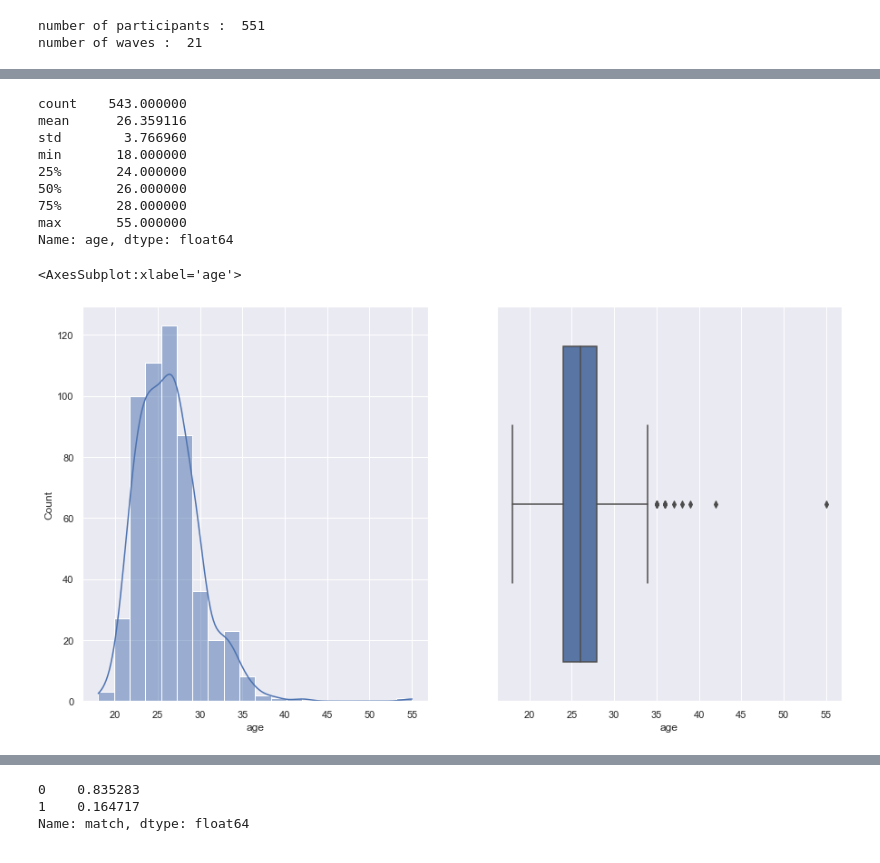
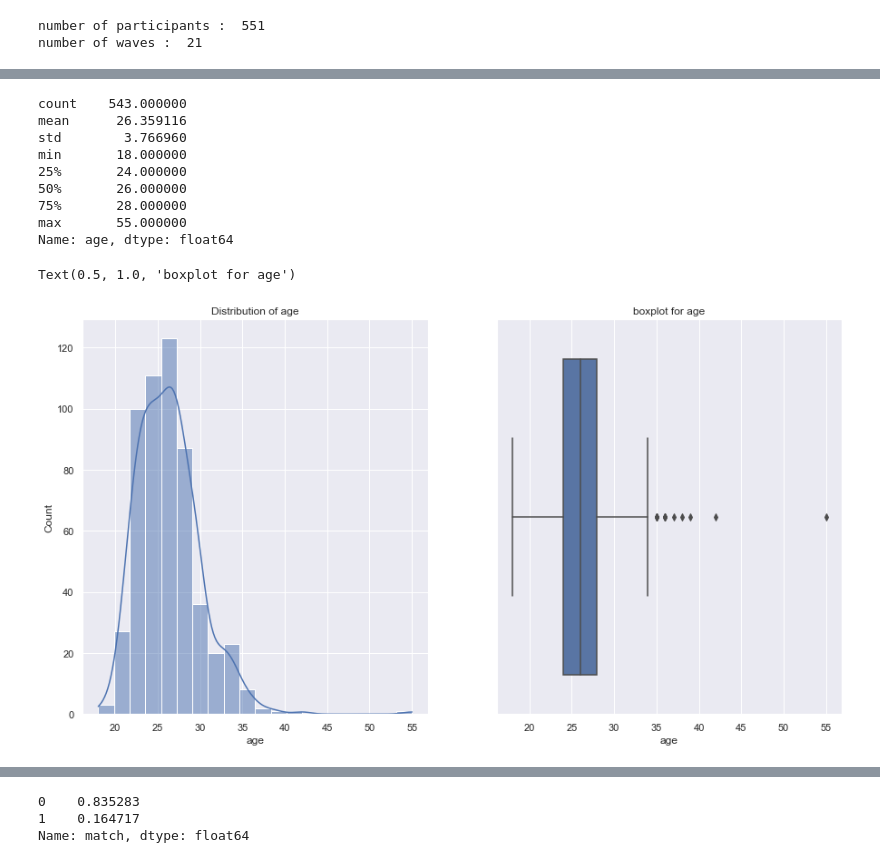
Before and after one commit to Stylomines/speed_dating, a Jupyter notebook: 01-Project_speed_dating.ipynb, the cells around one changed output, grey strips where cells are left out. Saved outputs shown, nothing was run; the diff lists cells and outputs as text; code cells hidden in the pictures.

```diff
--- a/01-Project_speed_dating.ipynb
+++ b/01-Project_speed_dating.ipynb
@@ -112,4 +112,5 @@ number of participants :  551
 number of waves :  21
 # %%
 pd.set_option('display.max_rows',10)
-df_ind = dataset.groupby('iid')['gender', 'age', 'race'].head(1)
+df_ind = dataset.groupby('iid')['gender', 'age', 'race', 'wave',
+                        'attr1_1','sinc1_1', 'intel1_1', 'fun1_1', 'amb1_1', 'shar1_1' ].head(1).reset_index(drop=True)
@@ -125,19 +144,23 @@ Name: gender, dtype: int64
 # %%
+# Distribution of age
 print(df_ind['age'].describe())
-# Distribution of age
-sns.set(rc = {'figure.figsize':(15,8)})
+
 fig, axs = plt.subplots(ncols=2)
 sns.histplot(data = df_ind , x = 'age', kde=True, bins= 20, ax = axs[0])
 sns.boxplot(data = df_ind , x = 'age', ax = axs[1])
+
+# Adding titles to subplots
+axs[0].set_title('Distribution of age')
+axs[1].set_title('boxplot for age')
 # %% [output]
 count    543.000000
 mean      26.359116
 std        3.766960
 min       18.000000
 25%       24.000000
 50%       26.000000
 75%       28.000000
 max       55.000000
 Name: age, dtype: float64
-<AxesSubplot:xlabel='age'>
+Text(0.5, 1.0, 'boxplot for age')
-[figure, old version]
+[figure, new version]
```
Also changed, not shown: parts of 18 cells of this notebook.
